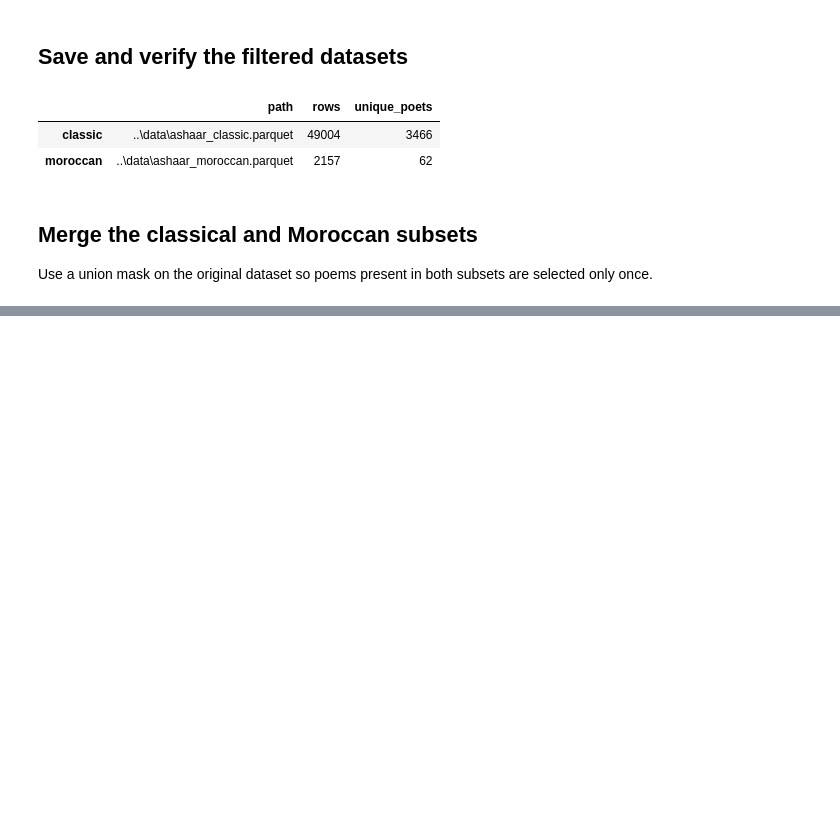
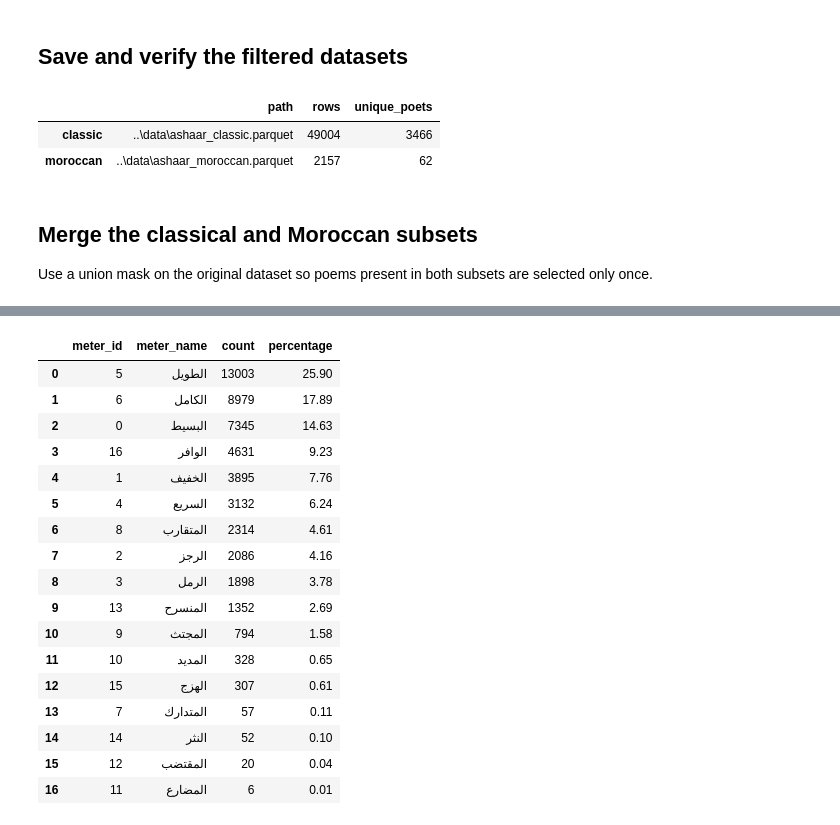
Before and after one commit to mouadiscoding/ai_poet, a Jupyter notebook: notebooks/ashaar.ipynb, the cells around one changed output, grey strips where cells are left out. Saved outputs shown, nothing was run; the diff lists cells and outputs as text; code cells hidden in the pictures; blank space fills up the shorter version.

```diff
--- a/notebooks/ashaar.ipynb
+++ b/notebooks/ashaar.ipynb
@@ -463,0 +472,41 @@ pd.DataFrame(
+# %%
+from ai_poet.synthetic_data.meters import METER_NAMES
+
+meter_distribution = (
+    merged_ashaar["poem_meter"]
+    .value_counts(dropna=False)
+    .rename_axis("meter_id")
+    .to_frame("count")
+    .reset_index()
+)
+meter_distribution.insert(
+    1,
+    "meter_name",
+    meter_distribution["meter_id"].map(dict(enumerate(METER_NAMES))),
+)
+meter_distribution["percentage"] = (
+    meter_distribution["count"] / len(merged_ashaar) * 100
+).round(2)
+
+assert meter_distribution["count"].sum() == len(merged_ashaar)
+assert meter_distribution["meter_name"].notna().all()
+display(meter_distribution)
+# %% [output]
+|  | meter_id | meter_name | count | percentage |
+| 0 | 5 | الطويل | 13003 | 25.90 |
+| 1 | 6 | الكامل | 8979 | 17.89 |
+| 2 | 0 | البسيط | 7345 | 14.63 |
+| 3 | 16 | الوافر | 4631 | 9.23 |
+| 4 | 1 | الخفيف | 3895 | 7.76 |
+| 5 | 4 | السريع | 3132 | 6.24 |
+| 6 | 8 | المتقارب | 2314 | 4.61 |
+| 7 | 2 | الرجز | 2086 | 4.16 |
+| 8 | 3 | الرمل | 1898 | 3.78 |
+| 9 | 13 | المنسرح | 1352 | 2.69 |
+| 10 | 9 | المجتث | 794 | 1.58 |
+| 11 | 10 | المديد | 328 | 0.65 |
+| 12 | 15 | الهزج | 307 | 0.61 |
+| 13 | 7 | المتدارك | 57 | 0.11 |
+| 14 | 14 | النثر | 52 | 0.10 |
+| 15 | 12 | المقتضب | 20 | 0.04 |
+| 16 | 11 | المضارع | 6 | 0.01 |
```
Also changed, not shown: parts of 1 cell of this notebook, 12 other files.
